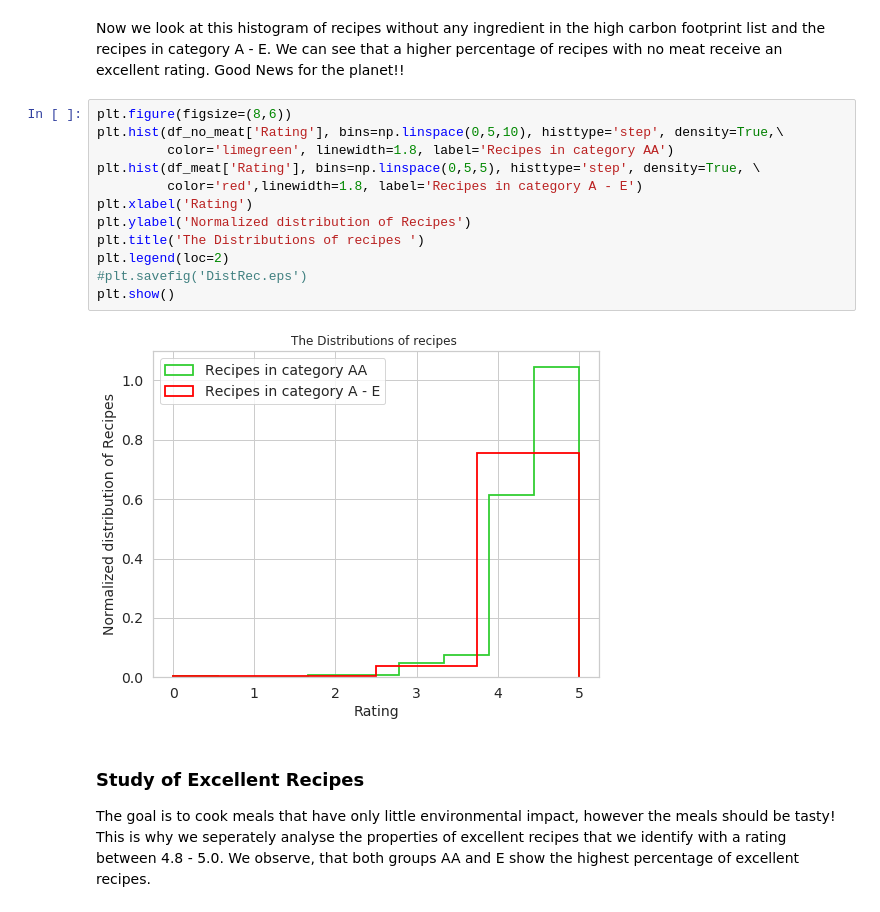
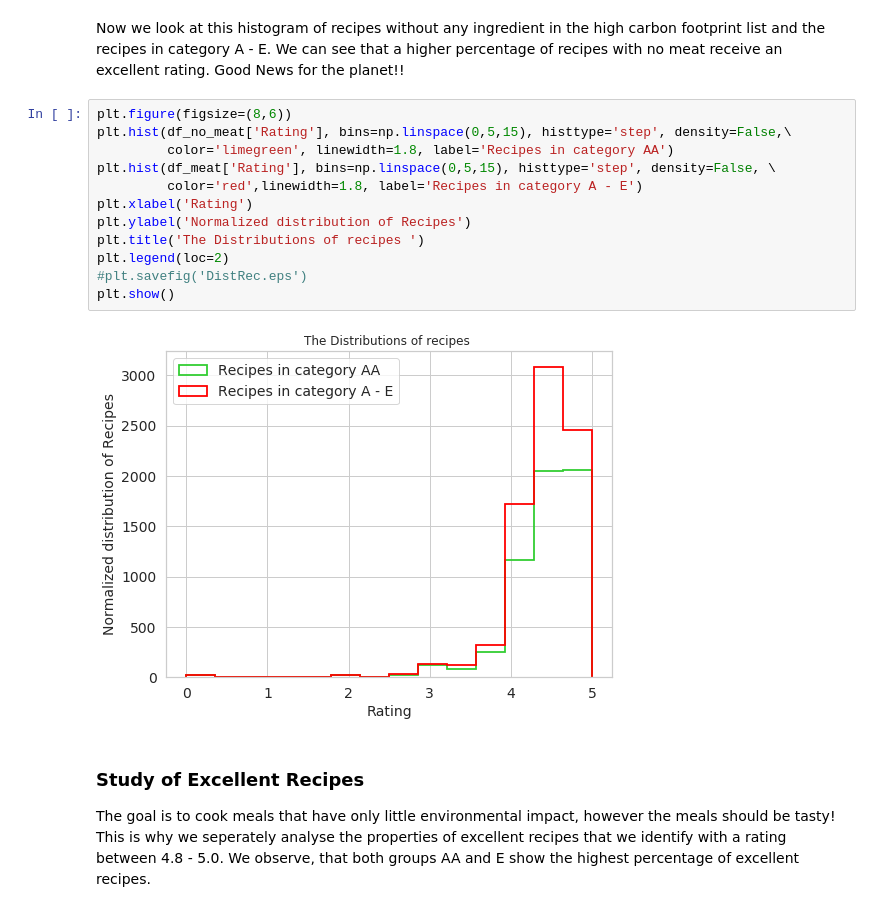
Before and after one commit to chloerDXN/lovelace-project, a Jupyter notebook: data_analysis_nadine.ipynb, the cells around one changed output. Cells and saved outputs as stored; diff of their text form.

Commit message:
notebook corrected for the same bins in histogram + datasets I used in data

```diff
--- a/data_analysis_nadine.ipynb
+++ b/data_analysis_nadine.ipynb
@@ -202,18 +202,18 @@ plt.show()
 Now we look at this histogram of recipes without any ingredient in the high carbon footprint list and the recipes in category A - E. We can see that a higher percentage of recipes with no meat receive an excellent rating. Good News for the planet!!
 # %%
 plt.figure(figsize=(8,6))
-plt.hist(df_no_meat['Rating'], bins=np.linspace(0,5,10), histtype='step', density=True,\
+plt.hist(df_no_meat['Rating'], bins=np.linspace(0,5,15), histtype='step', density=False,\
          color='limegreen', linewidth=1.8, label='Recipes in category AA')
-plt.hist(df_meat['Rating'], bins=np.linspace(0,5,5), histtype='step', density=True, \
+plt.hist(df_meat['Rating'], bins=np.linspace(0,5,15), histtype='step', density=False, \
          color='red',linewidth=1.8, label='Recipes in category A - E')
 plt.xlabel('Rating')
 plt.ylabel('Normalized distribution of Recipes')
 plt.title('The Distributions of recipes ')
 plt.legend(loc=2)
 #plt.savefig('DistRec.eps')
 plt.show()
 # %% [output]
-[figure, old version]
+[figure, new version]
 # %% [markdown]
 ### Study of Excellent Recipes
 
```
Also changed, not shown: 8 other files.
